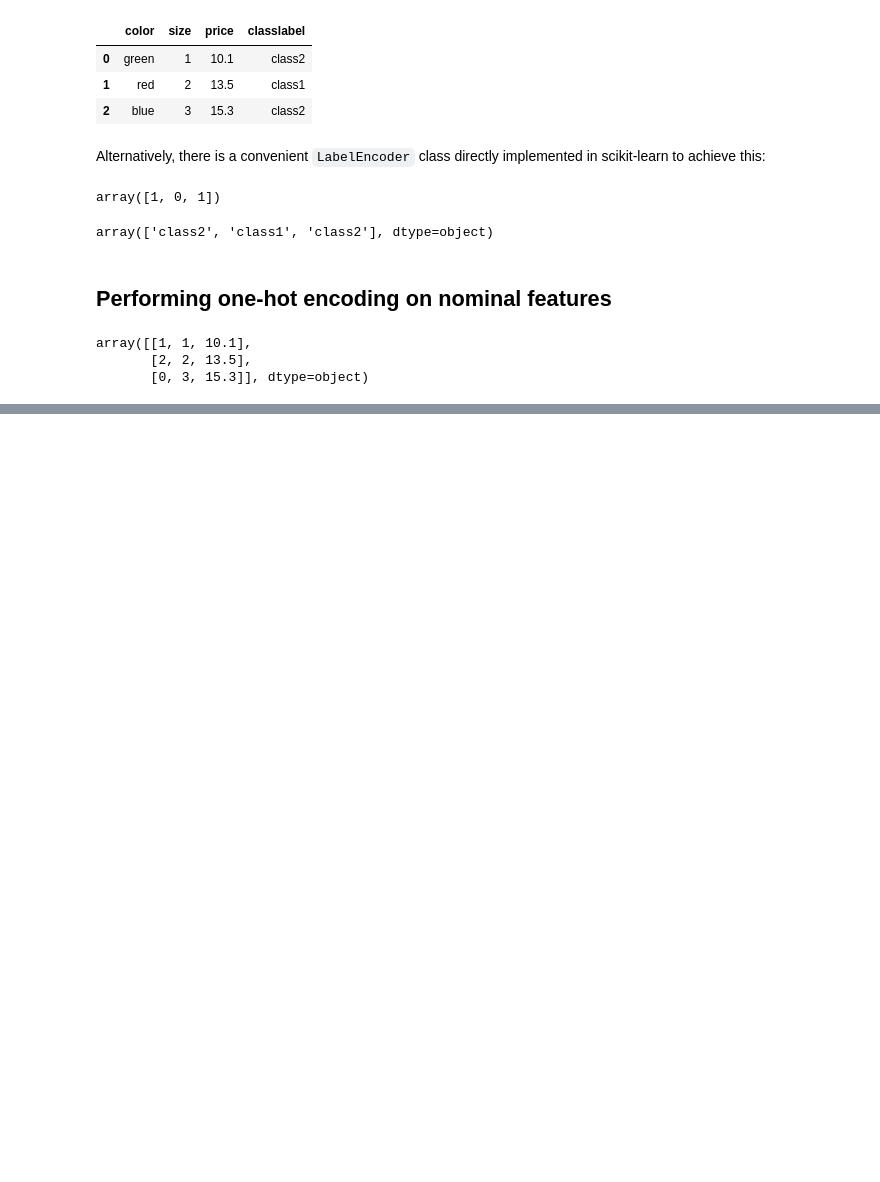
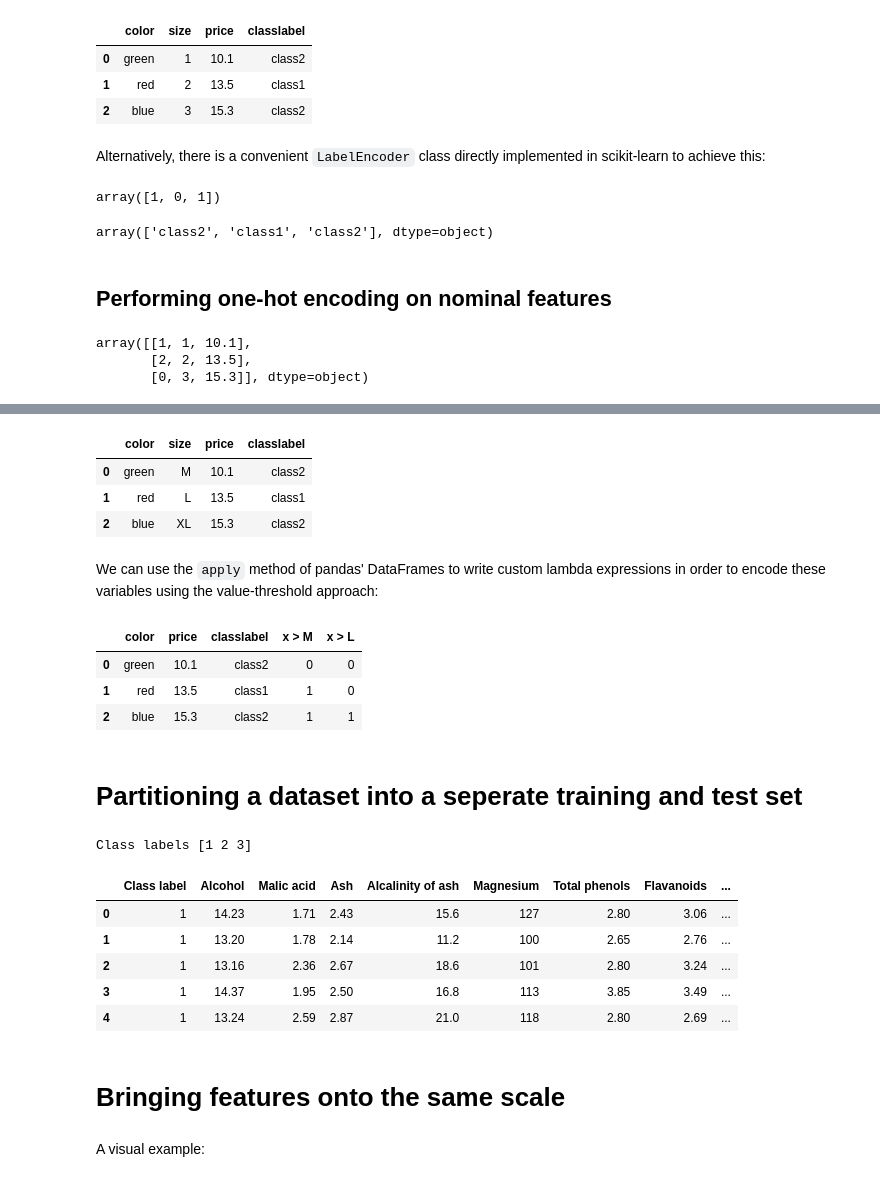
Before and after one commit to Sann-Htet/Machine-Learning-and-Deep-Learning-with-Python-scikit-learn-and-TensorFlow, a Jupyter notebook: Chapter 4/ch04-Data_Preprocessing.ipynb, the cells around one changed output, grey strips where cells are left out. Saved outputs shown, nothing was run; the diff lists cells and outputs as text; code cells hidden in the pictures; blank space fills up the shorter version.

Commit message:
Partitioning a dataset into a seperate training and test set

```diff
--- a/Chapter 4/ch04-Data_Preprocessing.ipynb
+++ b/Chapter 4/ch04-Data_Preprocessing.ipynb
@@ -263,0 +238,48 @@ df
+# %%
+df = pd.DataFrame([['green', 'M', 10.1, 'class2'],
+                   ['red', 'L', 13.5, 'class1'],
+                   ['blue', 'XL', 15.3, 'class2']])
+
+df.columns = ['color', 'size', 'price', 'classlabel']
+df
+# %% [output]
+|  | color | size | price | classlabel |
+| 0 | green | M | 10.1 | class2 |
+| 1 | red | L | 13.5 | class1 |
+| 2 | blue | XL | 15.3 | class2 |
+# %% [markdown]
+We can use the `apply` method of pandas' DataFrames to write custom lambda expressions in order to encode these variables using the value-threshold approach:
+# %%
+df['x > M'] = df['size'].apply(lambda x: 1 if x in {'L', 'XL'} else 0)
+df['x > L'] = df['size'].apply(lambda x: 1 if x == 'XL' else 0)
+del df['size']
+df
+# %% [output]
+|  | color | price | classlabel | x > M | x > L |
+| 0 | green | 10.1 | class2 | 0 | 0 |
+| 1 | red | 13.5 | class1 | 1 | 0 |
+| 2 | blue | 15.3 | class2 | 1 | 1 |
+# %% [markdown]
+# Partitioning a dataset into a seperate training and test set
+# %%
+df_wine = pd.read_csv('https://archive.ics.uci.edu/'
+                      'ml/machine-learning-databases/wine/wine.data',
+                      header=None)
+
+df_wine.columns = ['Class label', 'Alcohol', 'Malic acid', 'Ash',
+                   'Alcalinity of ash', 'Magnesium', 'Total phenols',
+                   'Flavanoids', 'Nonflavanoid phenols', 'Proanthocyanins',
+                   'Color intensity', 'Hue', 'OD280/OD315 of diluted wines',
+                   'Proline']
+print('Class labels', np.unique(df_wine['Class label']))
+# %% [output]
+Class labels [1 2 3]
+# %%
+df_wine.head()
+# %% [output]
+|  | Class label | Alcohol | Malic acid | Ash | Alcalinity of ash | Magnesium | Total phenols | Flavanoids | ... |
+| 0 | 1 | 14.23 | 1.71 | 2.43 | 15.6 | 127 | 2.80 | 3.06 | ... |
+| 1 | 1 | 13.20 | 1.78 | 2.14 | 11.2 | 100 | 2.65 | 2.76 | ... |
+| 2 | 1 | 13.16 | 2.36 | 2.67 | 18.6 | 101 | 2.80 | 3.24 | ... |
+| 3 | 1 | 14.37 | 1.95 | 2.50 | 16.8 | 113 | 3.85 | 3.49 | ... |
+| 4 | 1 | 13.24 | 2.59 | 2.87 | 21.0 | 118 | 2.80 | 2.69 | ... |
@@ -263,0 +290,4 @@ df
+# %% [markdown]
+# Bringing features onto the same scale
+# %% [markdown]
+A visual example:
```
Also changed, not shown: parts of 19 cells of this notebook.
